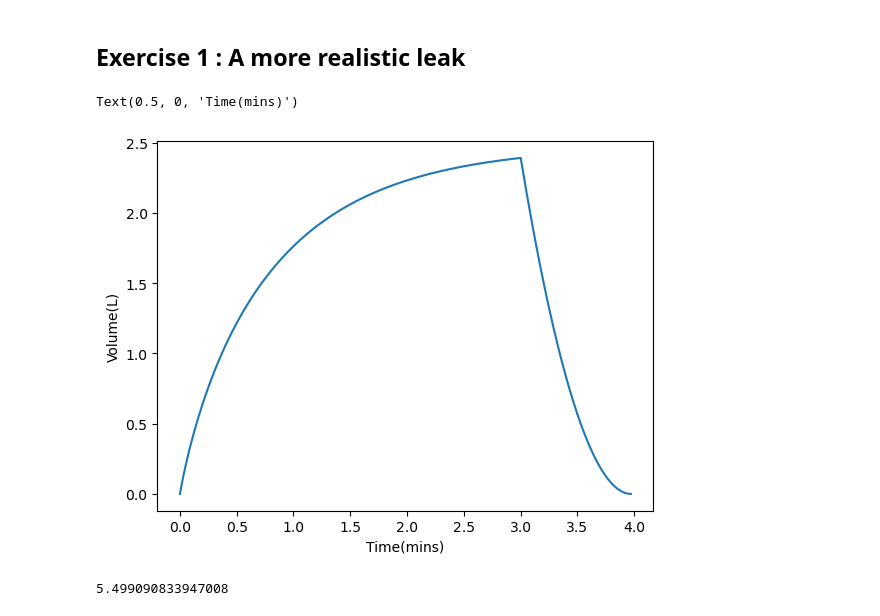
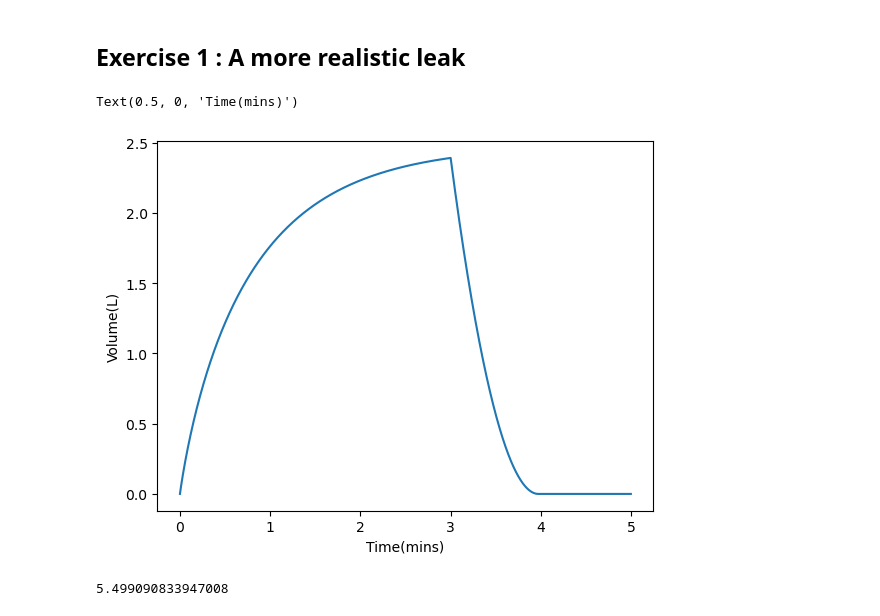
Before and after one commit to SPS-SP2273/learning-portfolio-tunnminn, a Jupyter notebook: numerical solutions/numerical_solutions_(need).ipynb, the cells around one changed output. Drawn from its saved outputs; the diff is of its cells as text; code cells hidden in the pictures.

```diff
--- a/numerical solutions/numerical_solutions_(need).ipynb
+++ b/numerical solutions/numerical_solutions_(need).ipynb
@@ -247,40 +247,44 @@ Text(0, 0.5, '$N$')
 ## Exercise 1 :  A more realistic leak
 # %%
 def leak_rate(volume):
-    speed_of_water=np.sqrt(2*(9.8)*((volume*(10**(-3)/0.07))))
-    leak_rate = 60*(0.0001 * speed_of_water)*(10**3)
+    speed_of_water = np.sqrt(2*(9.8)*((volume*10**(-3)/(base_area*10**(-4)))))
+    leak_rate = 60*((area_of_hole*10**(-4)) * speed_of_water)*(10**3)
     return leak_rate
-leak_rate(2)
 
 tap_off_time=3
 max_time=5
 dt=0.001
 rate=5
 bucket_capacity=9
 all_volume=[]
 all_time=[]
 volume=0
 time=0
+base_area=700
+area_of_hole = 1
 
 while time<=max_time:
     all_time.append(time)
     all_volume.append(volume)
     dV=rate*dt
 
     leak_volume=(leak_rate(volume))*dt
     volume -= leak_volume
 
     if (volume<=bucket_capacity) and (time<tap_off_time):
         volume+=dV
 
+    if volume<0:
+        volume = 0
+
     time+=dt
 
 plt.plot(all_time, all_volume)
 plt.ylabel('Volume(L)')
 plt.xlabel('Time(mins)')
 # %% [output]
 Text(0.5, 0, 'Time(mins)')
-[figure, old version]
+[figure, new version]
 # %%
 def leak_rate(volume):
     speed_of_water=np.sqrt(2*(9.8)*((volume*10**-3)/(700*10**-4)))
```
Also changed, not shown: parts of 1 cell of this notebook.
